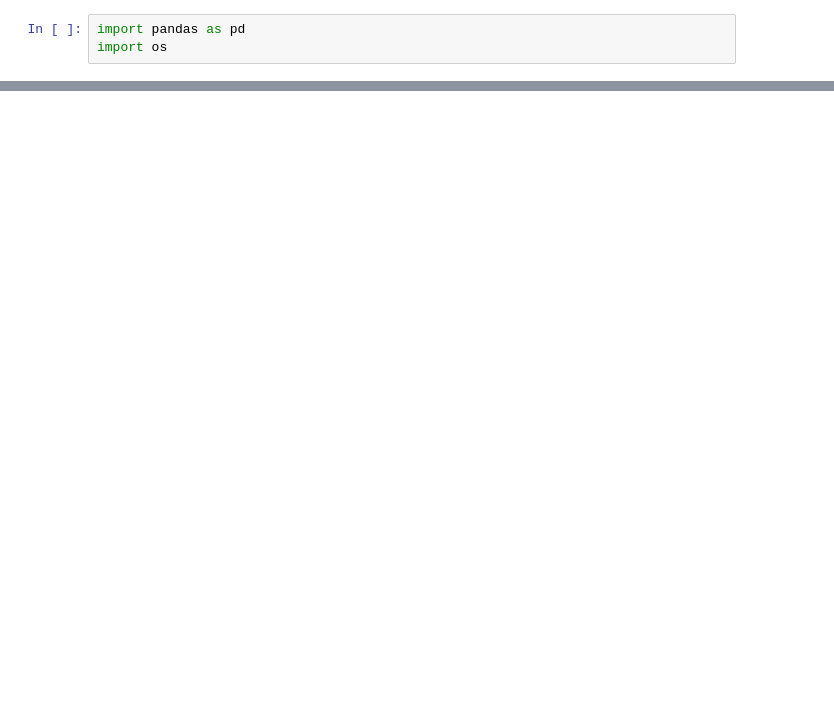
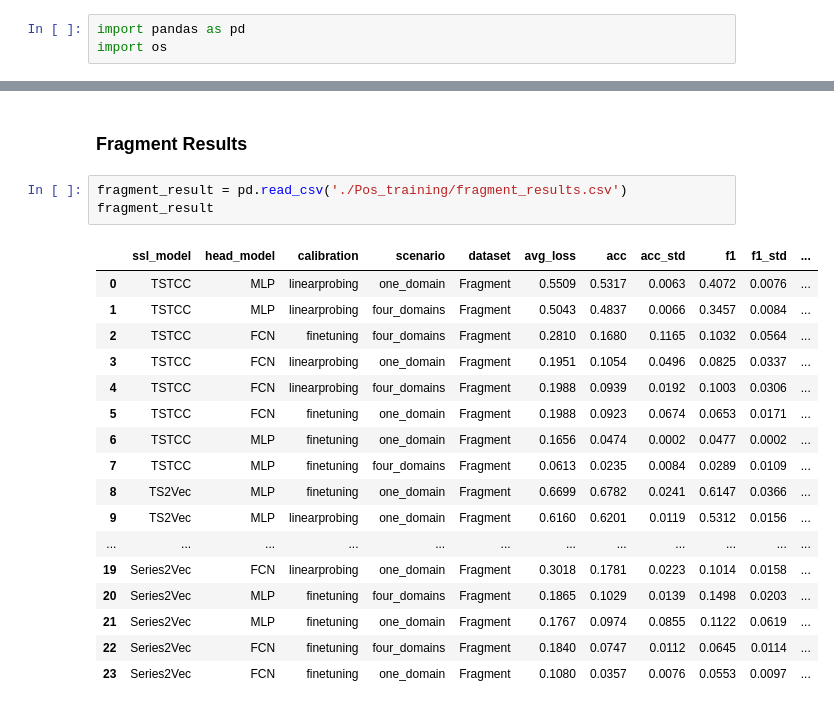
Before and after one commit to adilsonmedronha/data-driven-ecg-ssl, a Jupyter notebook: Results/anaylsis.ipynb, the cells around one changed output, grey strips where cells are left out. Drawn from its saved outputs; the diff is of its cells as text; blank space fills up the shorter version.

Commit message:
feat: result complitation

```diff
--- a/Results/anaylsis.ipynb
+++ b/Results/anaylsis.ipynb
@@ -53,0 +23,23 @@ combined_df
+# %% [markdown]
+### Fragment Results
+# %%
+fragment_result = pd.read_csv('./Pos_training/fragment_results.csv')
+fragment_result
+# %% [output]
+|  | ssl_model | head_model | calibration | scenario | dataset | avg_loss | acc | acc_std | f1 | f1_std | ... |
+| 0 | TSTCC | MLP | linearprobing | one_domain | Fragment | 0.5509 | 0.5317 | 0.0063 | 0.4072 | 0.0076 | ... |
+| 1 | TSTCC | MLP | linearprobing | four_domains | Fragment | 0.5043 | 0.4837 | 0.0066 | 0.3457 | 0.0084 | ... |
+| 2 | TSTCC | FCN | finetuning | four_domains | Fragment | 0.2810 | 0.1680 | 0.1165 | 0.1032 | 0.0564 | ... |
+| 3 | TSTCC | FCN | linearprobing | one_domain | Fragment | 0.1951 | 0.1054 | 0.0496 | 0.0825 | 0.0337 | ... |
+| 4 | TSTCC | FCN | linearprobing | four_domains | Fragment | 0.1988 | 0.0939 | 0.0192 | 0.1003 | 0.0306 | ... |
+| 5 | TSTCC | FCN | finetuning | one_domain | Fragment | 0.1988 | 0.0923 | 0.0674 | 0.0653 | 0.0171 | ... |
+| 6 | TSTCC | MLP | finetuning | one_domain | Fragment | 0.1656 | 0.0474 | 0.0002 | 0.0477 | 0.0002 | ... |
+| 7 | TSTCC | MLP | finetuning | four_domains | Fragment | 0.0613 | 0.0235 | 0.0084 | 0.0289 | 0.0109 | ... |
+| 8 | TS2Vec | MLP | finetuning | one_domain | Fragment | 0.6699 | 0.6782 | 0.0241 | 0.6147 | 0.0366 | ... |
+| 9 | TS2Vec | MLP | linearprobing | one_domain | Fragment | 0.6160 | 0.6201 | 0.0119 | 0.5312 | 0.0156 | ... |
+| ... | ... | ... | ... | ... | ... | ... | ... | ... | ... | ... | ... |
+| 19 | Series2Vec | FCN | linearprobing | one_domain | Fragment | 0.3018 | 0.1781 | 0.0223 | 0.1014 | 0.0158 | ... |
+| 20 | Series2Vec | MLP | finetuning | four_domains | Fragment | 0.1865 | 0.1029 | 0.0139 | 0.1498 | 0.0203 | ... |
+| 21 | Series2Vec | MLP | finetuning | one_domain | Fragment | 0.1767 | 0.0974 | 0.0855 | 0.1122 | 0.0619 | ... |
+| 22 | Series2Vec | FCN | finetuning | four_domains | Fragment | 0.1840 | 0.0747 | 0.0112 | 0.0645 | 0.0114 | ... |
+| 23 | Series2Vec | FCN | finetuning | one_domain | Fragment | 0.1080 | 0.0357 | 0.0076 | 0.0553 | 0.0097 | ... |
```
Also changed, not shown: parts of 7 cells of this notebook, 2 other files.
